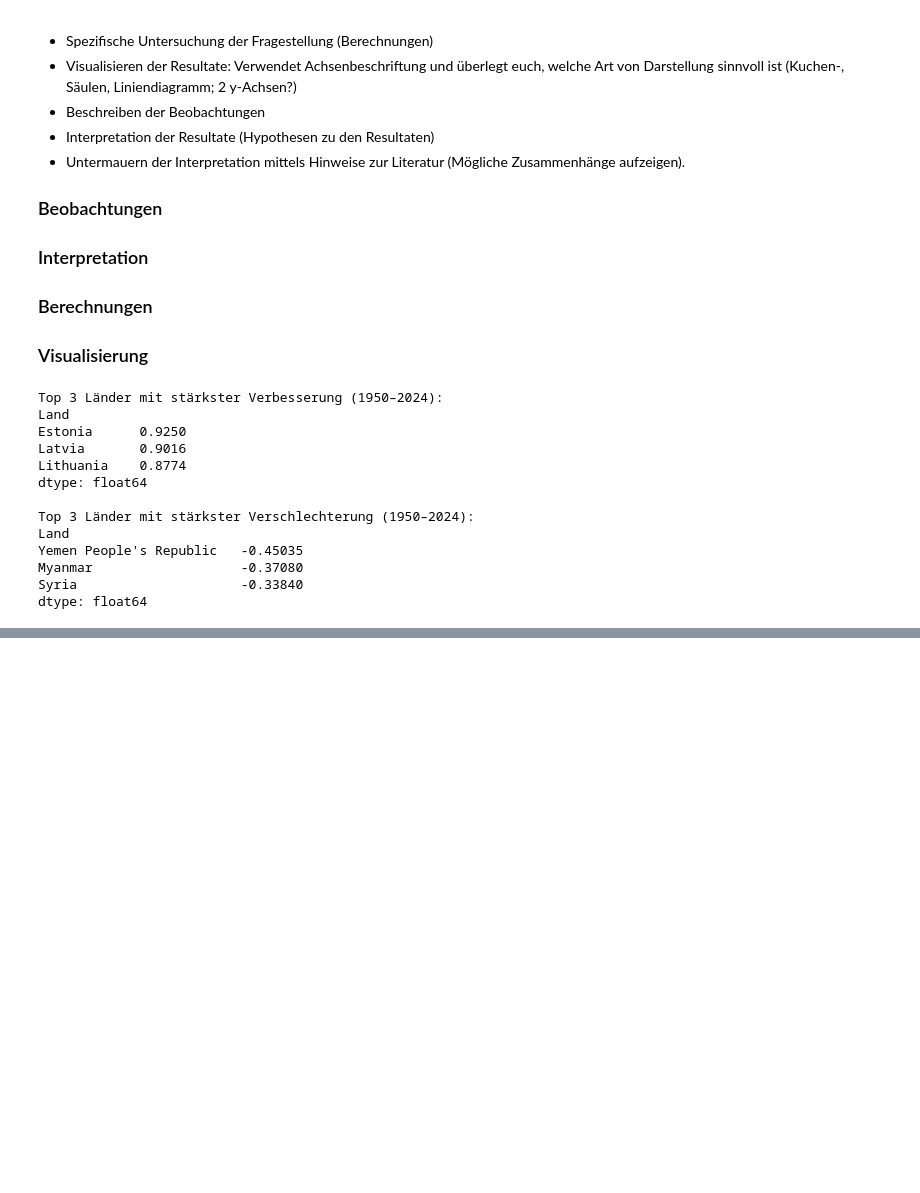
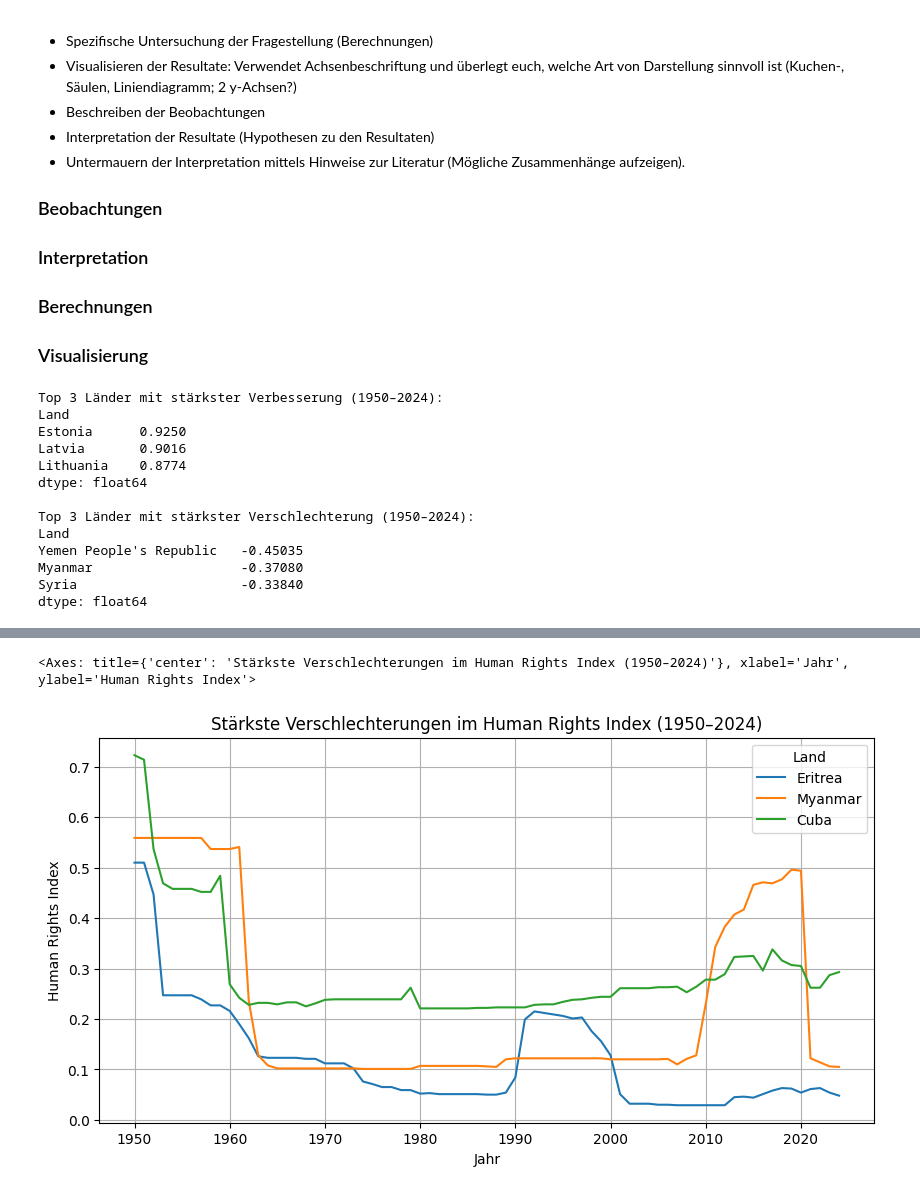
Before and after one commit to haschdav/LN-Python, a Jupyter notebook: LN_Python.ipynb, the cells around one changed output, grey strips where cells are left out. Cells and saved outputs as stored; diff of their text form; code cells hidden in the pictures; blank space fills up the shorter version.

```diff
--- a/LN_Python.ipynb
+++ b/LN_Python.ipynb
@@ -189,0 +316,11 @@ dtype: float64
+# %%
+pivot[laender2].plot(
+    title="Stärkste Verschlechterungen im Human Rights Index (1950–2024)",
+    xlabel="Jahr",
+    ylabel="Human Rights Index",
+    grid=True,
+    figsize=(10, 5)
+)
+# %% [output]
+<Axes: title={'center': 'Stärkste Verschlechterungen im Human Rights Index (1950–2024)'}, xlabel='Jahr', ylabel='Human Rights Index'>
+[figure, added]
```
Also changed, not shown: parts of 12 cells of this notebook.
